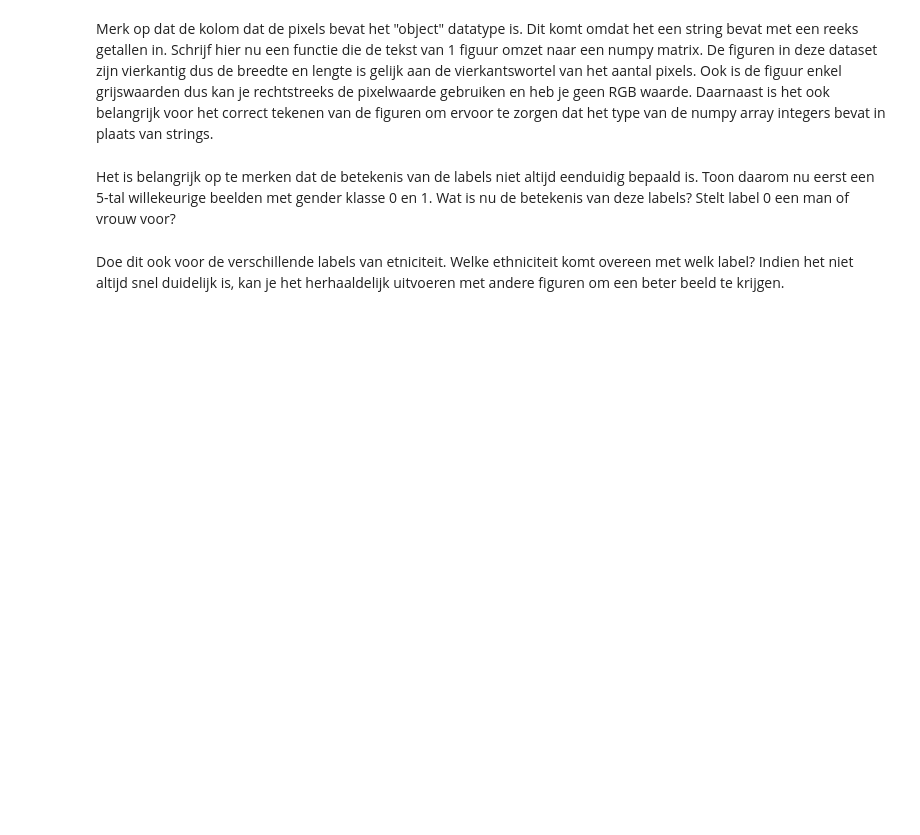
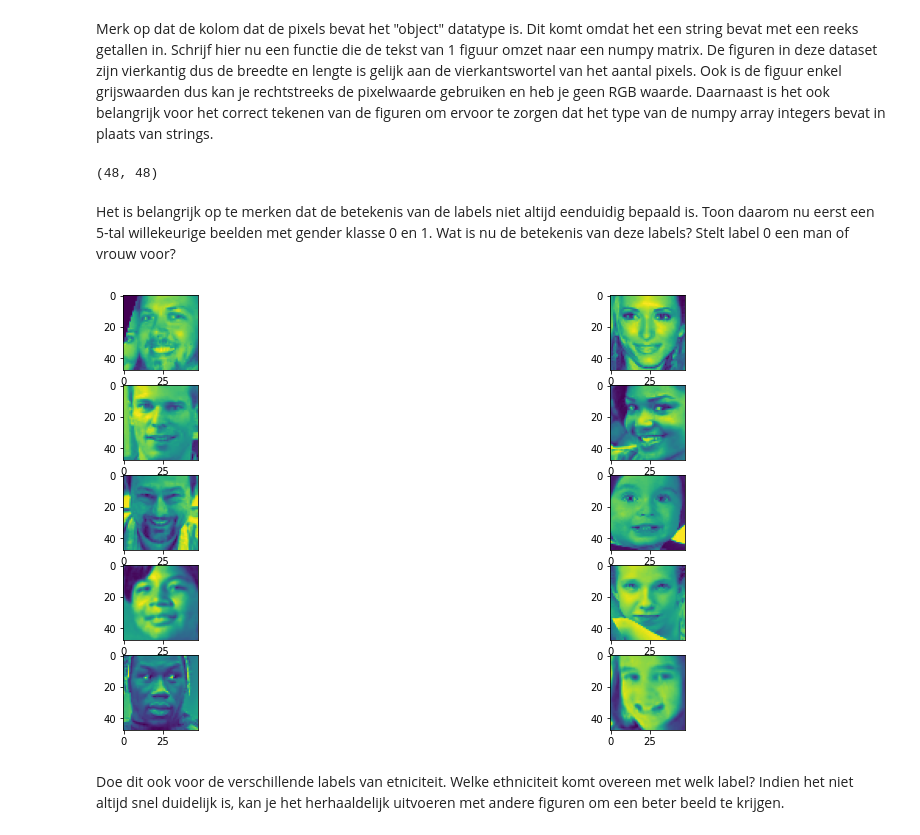
Before and after one commit to OdiseeDataScience2122/Leerstof_2122, a Jupyter notebook: 19_PCA/Unsupervised_Learning.ipynb, the cells around one changed output. Drawn from its saved outputs; the diff is of its cells as text; code cells hidden in the pictures; blank space fills up the shorter version.

```diff
--- a/19_PCA/Unsupervised_Learning.ipynb
+++ b/19_PCA/Unsupervised_Learning.ipynb
@@ -41,10 +67,38 @@ Ook is de figuur enkel grijswaarden dus kan je rechtstreeks de pixelwaarde gebru
 Daarnaast is het ook belangrijk voor het correct tekenen van de figuren om ervoor te zorgen dat het type van de numpy array integers bevat in plaats van strings.
 # %%
 # string to matrix function
+def string_to_matrix(text):
+    # text naar een lijst met getallen als int
+    lijst = [int(getal) for getal in text.split(" ")]
+    # vierkantige figuur dus vierkantswortel, cast naar integer voor gehele waarde te hebben
+    lengte = int(np.sqrt(len(lijst)))
+    # lijst naar matrix
+    return np.array(lijst).reshape((lengte, lengte))
+
+string_to_matrix(df).shape
+# %% [output]
+(48, 48)
 # %% [markdown]
 Het is belangrijk op te merken dat de betekenis van de labels niet altijd eenduidig bepaald is. Toon daarom nu eerst een 5-tal willekeurige beelden met gender klasse 0 en 1. Wat is nu de betekenis van deze labels? Stelt label 0 een man of vrouw voor?
 # %%
 # show sample images for gender 0 en gender 1
+num_figures = 5
+labels = df.gender.unique()
+
+# maak grafieken aan
+fig, axs = plt.subplots(num_figures, len(labels), figsize=(16,8))
+
+# iterate over labels (idx_lbl telt de index)
+for idx_lbl, lbl in enumerate(labels):
+
+    # bereken een sample van images van die klasse
+    samples = df[df.gender == lbl].pixels.sample(num_figures)
+
+    # toon de samples
+    for idx_fig, figuur in enumerate(samples):
+        axs[idx_fig, idx_lbl].imshow(string_to_matrix(figuur))
+# %% [output]
+[figure, added]
 # %% [markdown]
 Doe dit ook voor de verschillende labels van etniciteit.
 Welke ethniciteit komt overeen met welk label?
```
Also changed, not shown: parts of 14 cells of this notebook, 1 other file.
